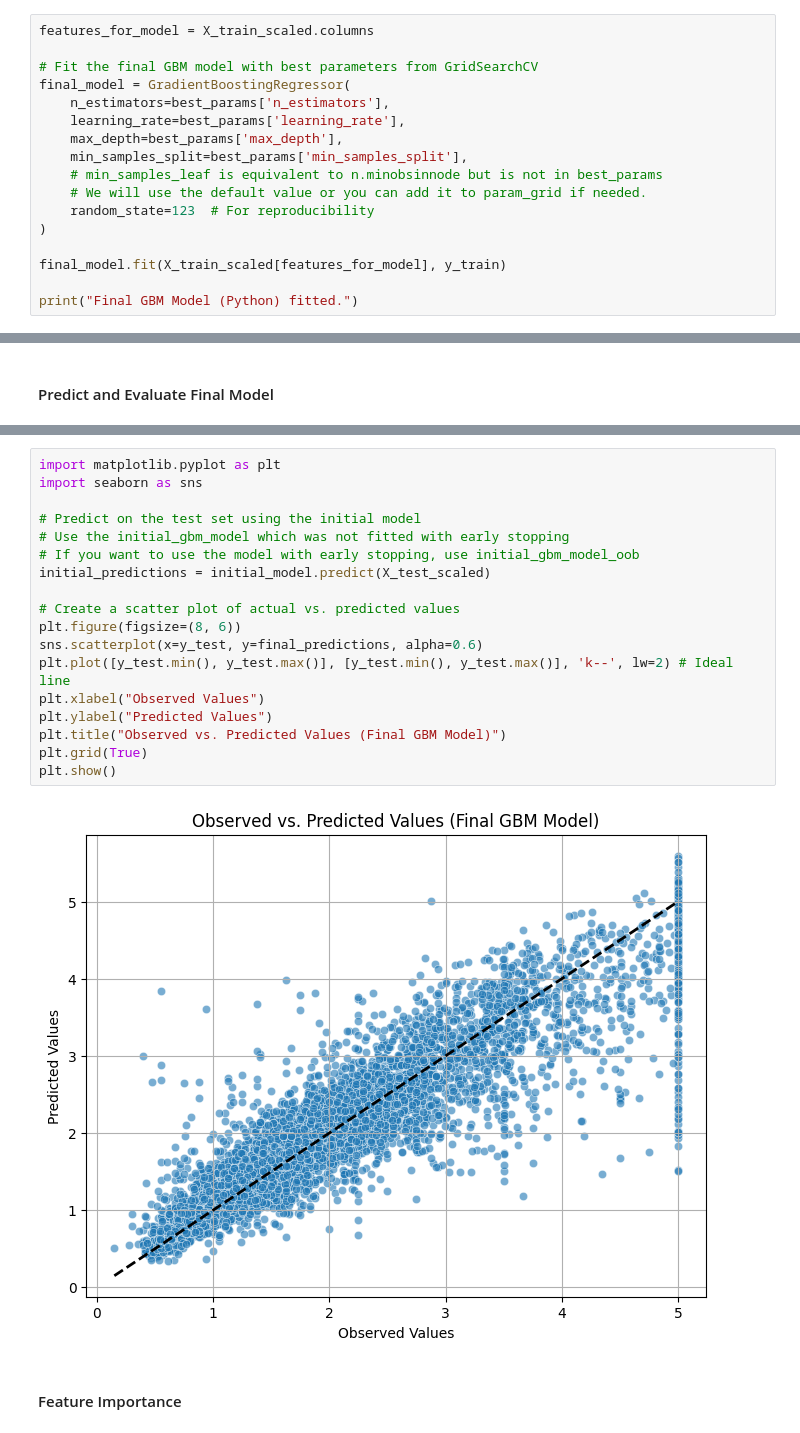
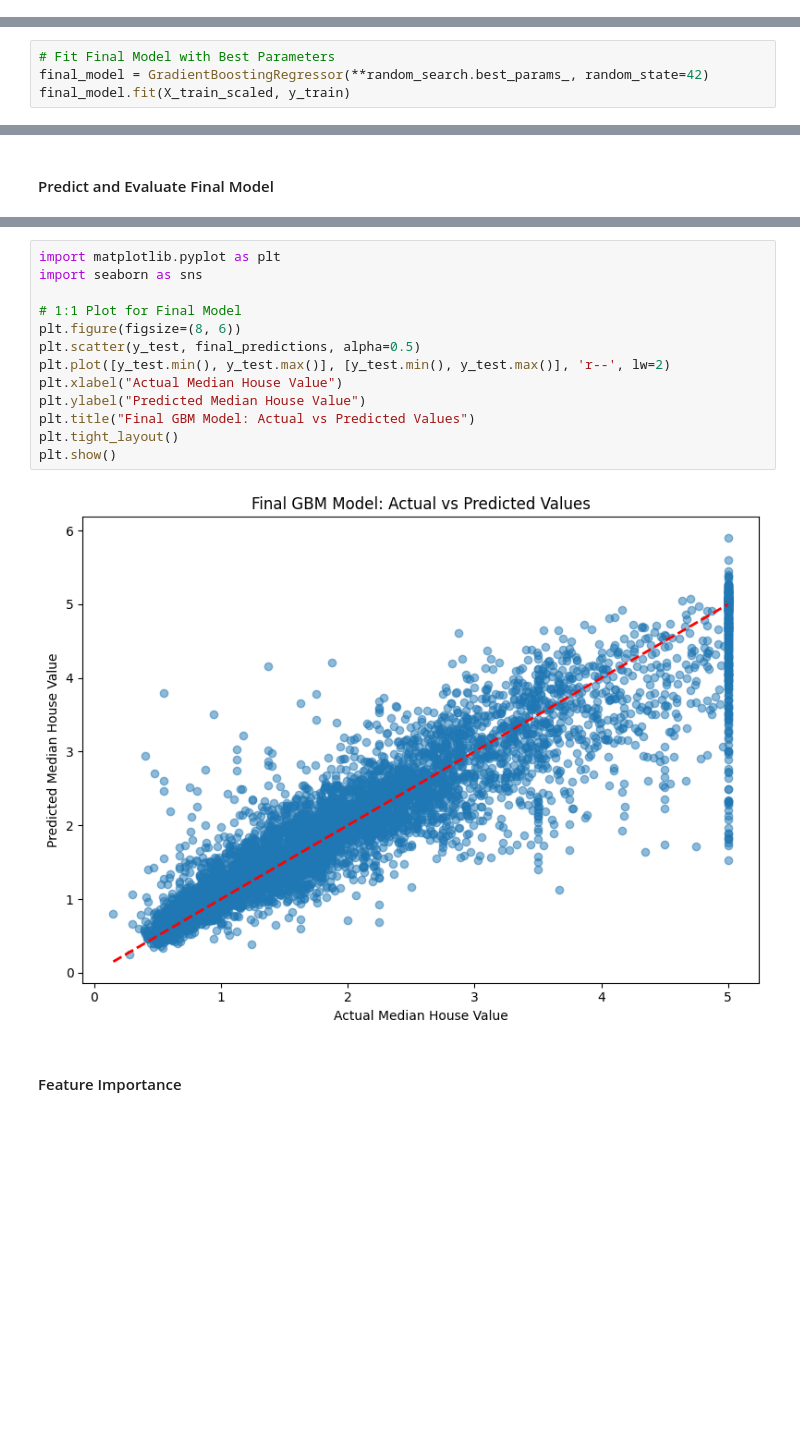
Before and after one commit to zia207/python-colab, a Jupyter notebook: NoteBook/Machine_Learning/Tree_based/03-01-03-01-tree-based-models-gradient-boosted-gbm-python.ipynb, the cells around one changed output, grey strips where cells are left out. Drawn from its saved outputs; the diff is of its cells as text; blank space fills up the shorter version.

```diff
--- a/NoteBook/Machine_Learning/Tree_based/03-01-03-01-tree-based-models-gradient-boosted-gbm-python.ipynb
+++ b/NoteBook/Machine_Learning/Tree_based/03-01-03-01-tree-based-models-gradient-boosted-gbm-python.ipynb
@@ -572,19 +607,2 @@ Best cross-validation MSE: 0.2181
 # %% [markdown]
 #### Fit Final Model with Best Parameters
-# %%
-features_for_model = X_train_scaled.columns
-
-# Fit the final GBM model with best parameters from GridSearchCV
-final_model = GradientBoostingRegressor(
-    n_estimators=best_params['n_estimators'],
-    learning_rate=best_params['learning_rate'],
-    max_depth=best_params['max_depth'],
-    min_samples_split=best_params['min_samples_split'],
-    # min_samples_leaf is equivalent to n.minobsinnode but is not in best_params
-    # We will use the default value or you can add it to param_grid if needed.
-    random_state=123  # For reproducibility
-)
-
-final_model.fit(X_train_scaled[features_for_model], y_train)
-
-print("Final GBM Model (Python) fitted.")
@@ -592,0 +609,4 @@ Final GBM Model (Python) fitted.
+# %%
+# Fit Final Model with Best Parameters
+final_model = GradientBoostingRegressor(**random_search.best_params_, random_state=42)
+final_model.fit(X_train_scaled, y_train)
@@ -613,23 +634,18 @@ Final GBM Model Performance:
 # %%
 import matplotlib.pyplot as plt
 import seaborn as sns
 
-# Predict on the test set using the initial model
-# Use the initial_gbm_model which was not fitted with early stopping
-# If you want to use the model with early stopping, use initial_gbm_model_oob
-initial_predictions = initial_model.predict(X_test_scaled)
-
-# Create a scatter plot of actual vs. predicted values
+# 1:1 Plot for Final Model
 plt.figure(figsize=(8, 6))
-sns.scatterplot(x=y_test, y=final_predictions, alpha=0.6)
-plt.plot([y_test.min(), y_test.max()], [y_test.min(), y_test.max()], 'k--', lw=2) # Ideal line
-plt.xlabel("Observed Values")
-plt.ylabel("Predicted Values")
-plt.title("Observed vs. Predicted Values (Final GBM Model)")
-plt.grid(True)
+plt.scatter(y_test, final_predictions, alpha=0.5)
+plt.plot([y_test.min(), y_test.max()], [y_test.min(), y_test.max()], 'r--', lw=2)
+plt.xlabel("Actual Median House Value")
+plt.ylabel("Predicted Median House Value")
+plt.title("Final GBM Model: Actual vs Predicted Values")
+plt.tight_layout()
 plt.show()
 # %% [output]
-[figure, old version]
+[figure, new version]
 # %% [markdown]
 #### Feature Importance
 # %%
```
Also changed, not shown: parts of 42 cells of this notebook.
